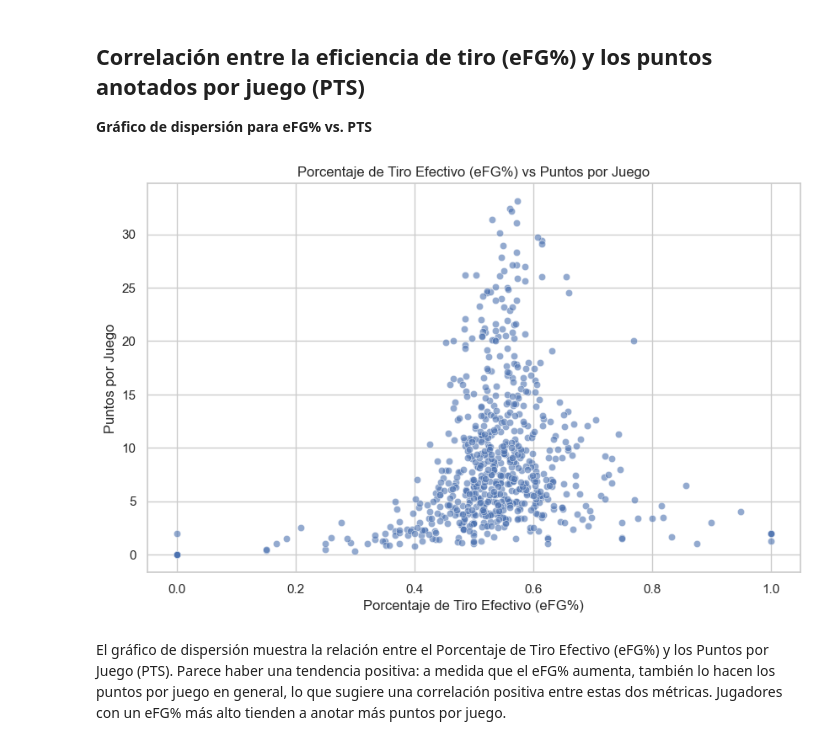
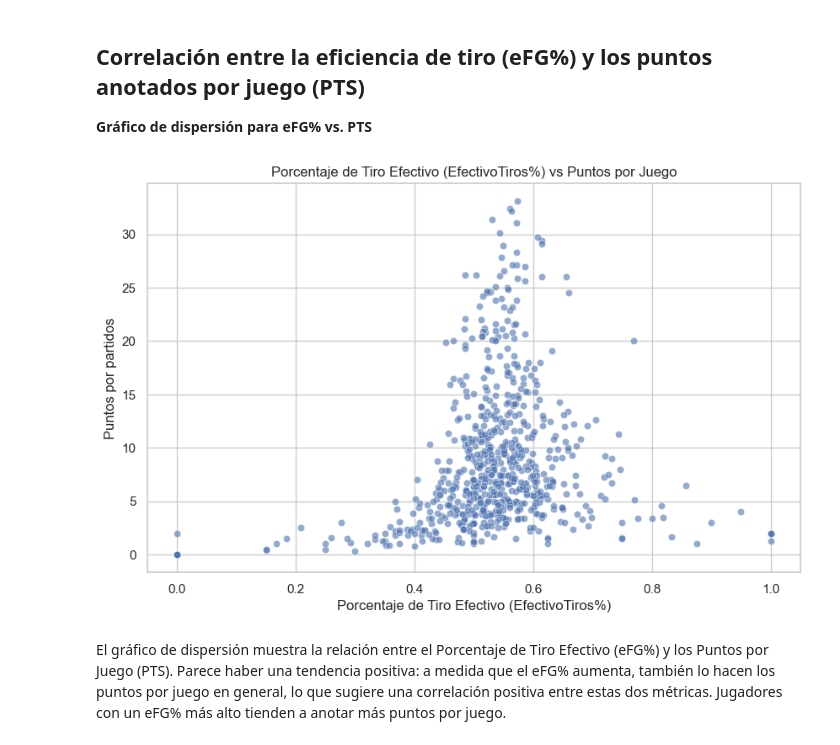
Before and after one commit to ItziCG/EDA_NBA, a Jupyter notebook: src/utils/EDA_NBA.ipynb, the cells around one changed output. Saved outputs shown, nothing was run; the diff lists cells and outputs as text; code cells hidden in the pictures.

```diff
--- a/src/utils/EDA_NBA.ipynb
+++ b/src/utils/EDA_NBA.ipynb
@@ -396,13 +398,13 @@ EFF=PTS+TRB+AST+STL+BLK−(FGA−FG)−(FTA−FT)−TOV
 **Gráfico de dispersión para eFG% vs. PTS**
 # %%
 plt.figure(figsize=(10, 6))
-sns.scatterplot(data=df, x='eFG%', y='PTS', alpha=0.6)
-plt.title('Porcentaje de Tiro Efectivo (eFG%) vs Puntos por Juego')
-plt.xlabel('Porcentaje de Tiro Efectivo (eFG%)')
-plt.ylabel('Puntos por Juego')
+sns.scatterplot(data=df, x='EfectivoTiros%', y='Puntos/partido', alpha=0.6)
+plt.title('Porcentaje de Tiro Efectivo (EfectivoTiros%) vs Puntos por Juego')
+plt.xlabel('Porcentaje de Tiro Efectivo (EfectivoTiros%)')
+plt.ylabel('Puntos por partidos')
 plt.show()
 # %% [output]
-[figure, old version]
+[figure, new version]
 # %% [markdown]
 El gráfico de dispersión muestra la relación entre el Porcentaje de Tiro Efectivo (eFG%) y los Puntos por Juego (PTS). Parece haber una tendencia positiva: a medida que el eFG% aumenta, también lo hacen los puntos por juego en general, lo que sugiere una correlación positiva entre estas dos métricas. Jugadores con un eFG% más alto tienden a anotar más puntos por juego.
 # %% [markdown]
```
Also changed, not shown: parts of 9 cells of this notebook.
